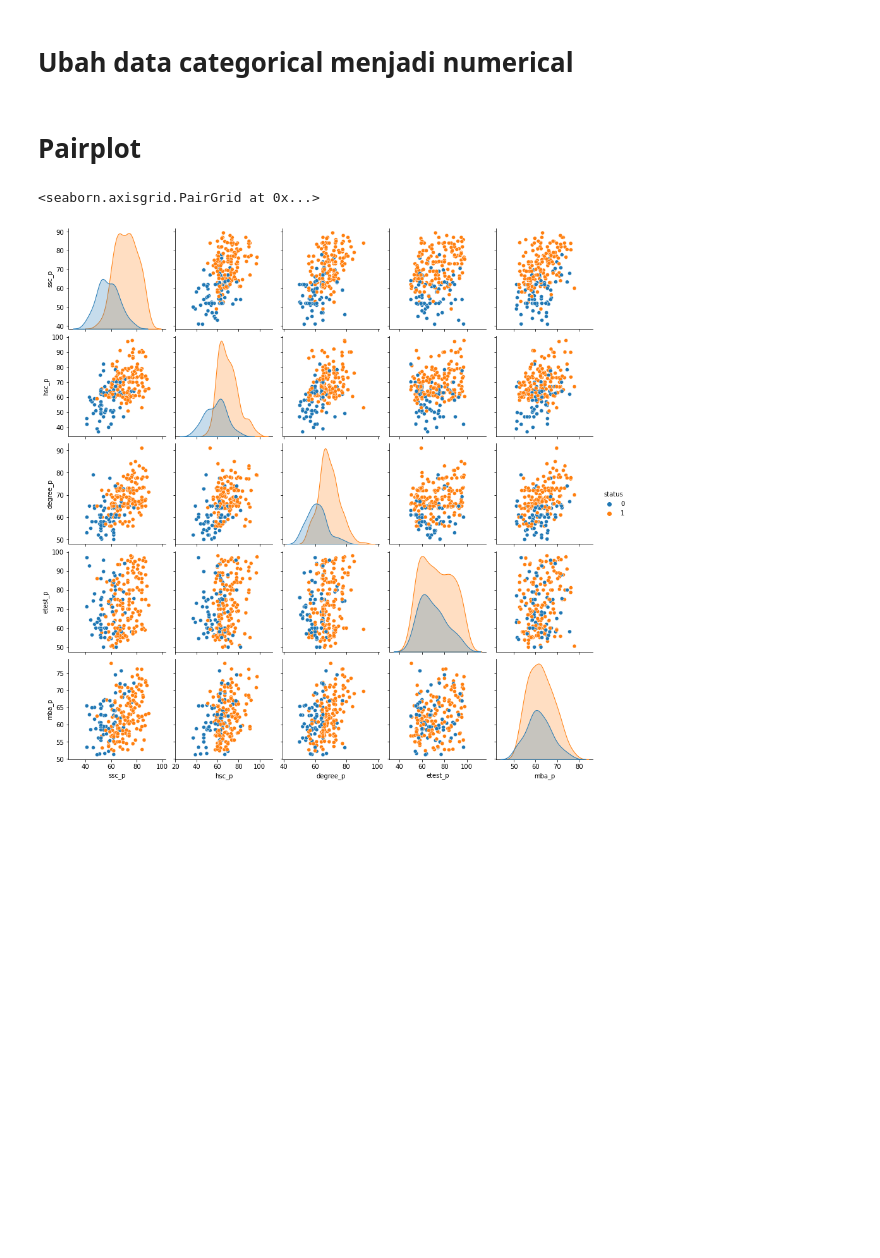
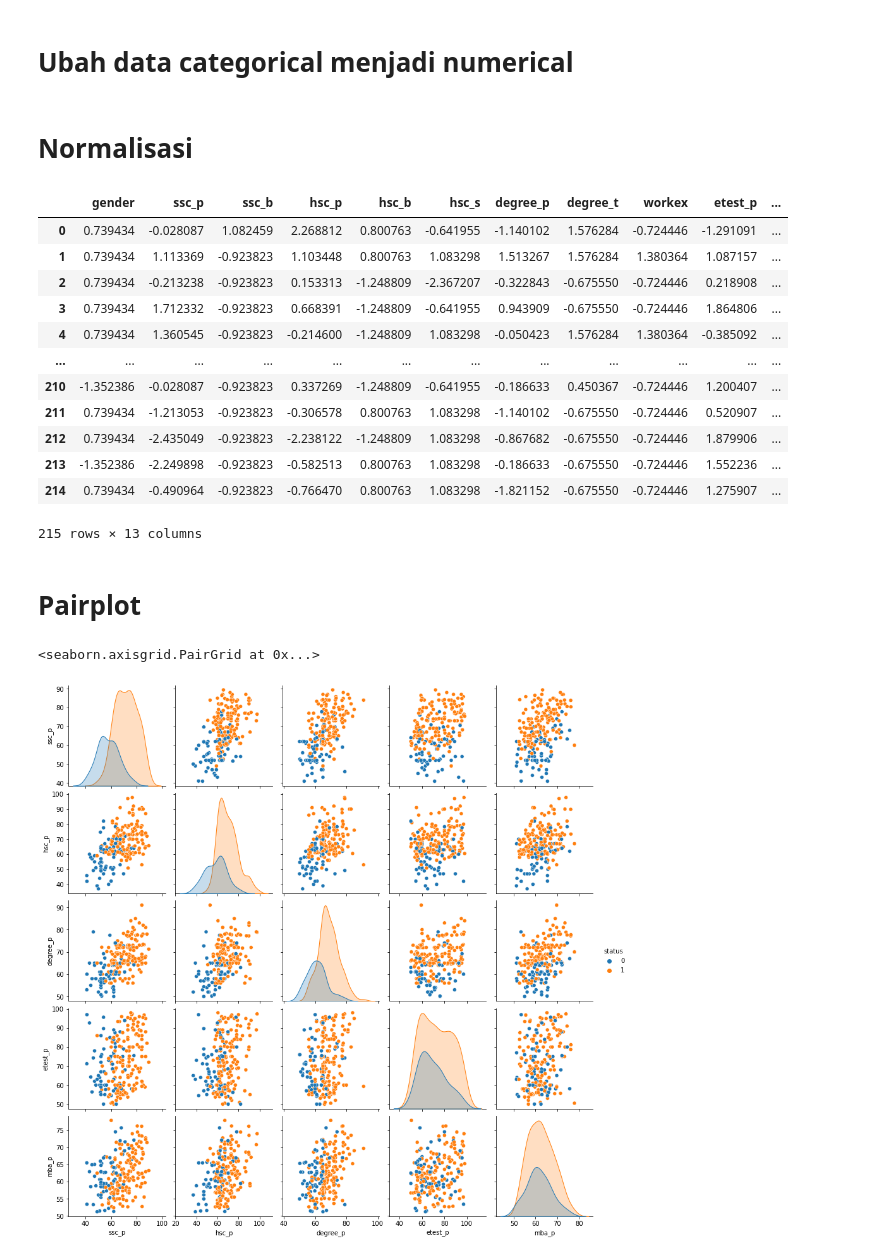
Before and after one commit to joelrizkyw/ProjekDataMining, a Jupyter notebook: joel.ipynb, the cells around one changed output. Drawn from its saved outputs; the diff is of its cells as text; code cells hidden in the pictures; blank space fills up the shorter version.

Commit message:
update normalisasi kelar

```diff
--- a/joel.ipynb
+++ b/joel.ipynb
@@ -192,6 +193,30 @@ for column_name in list_column_categorical:
 
     df_status_combined[column_name] = df_status_combined[column_name].astype("category")
     df_status_combined[column_name] = df_status_combined[column_name].cat.codes
+# %% [markdown]
+# Normalisasi
+# %%
+std_scaler = StandardScaler()
+
+scaled_data = std_scaler.fit_transform(df_status_combined)
+
+df_combined_scaled = pd.DataFrame(scaled_data, columns = df_status_combined.columns)
+
+df_combined_scaled
+# %% [output]
+|  | gender | ssc_p | ssc_b | hsc_p | hsc_b | hsc_s | degree_p | degree_t | workex | etest_p | ... |
+| 0 | 0.739434 | -0.028087 | 1.082459 | 2.268812 | 0.800763 | -0.641955 | -1.140102 | 1.576284 | -0.724446 | -1.291091 | ... |
+| 1 | 0.739434 | 1.113369 | -0.923823 | 1.103448 | 0.800763 | 1.083298 | 1.513267 | 1.576284 | 1.380364 | 1.087157 | ... |
+| 2 | 0.739434 | -0.213238 | -0.923823 | 0.153313 | -1.248809 | -2.367207 | -0.322843 | -0.675550 | -0.724446 | 0.218908 | ... |
+| 3 | 0.739434 | 1.712332 | -0.923823 | 0.668391 | -1.248809 | -0.641955 | 0.943909 | -0.675550 | -0.724446 | 1.864806 | ... |
+| 4 | 0.739434 | 1.360545 | -0.923823 | -0.214600 | -1.248809 | 1.083298 | -0.050423 | 1.576284 | 1.380364 | -0.385092 | ... |
+| ... | ... | ... | ... | ... | ... | ... | ... | ... | ... | ... | ... |
+| 210 | -1.352386 | -0.028087 | -0.923823 | 0.337269 | -1.248809 | -0.641955 | -0.186633 | 0.450367 | -0.724446 | 1.200407 | ... |
+| 211 | 0.739434 | -1.213053 | -0.923823 | -0.306578 | 0.800763 | 1.083298 | -1.140102 | -0.675550 | -0.724446 | 0.520907 | ... |
+| 212 | 0.739434 | -2.435049 | -0.923823 | -2.238122 | -1.248809 | 1.083298 | -0.867682 | -0.675550 | -0.724446 | 1.879906 | ... |
+| 213 | -1.352386 | -2.249898 | -0.923823 | -0.582513 | 0.800763 | 1.083298 | -0.186633 | -0.675550 | -0.724446 | 1.552236 | ... |
+| 214 | 0.739434 | -0.490964 | -0.923823 | -0.766470 | 0.800763 | 1.083298 | -1.821152 | -0.675550 | -0.724446 | 1.275907 | ... |
+215 rows × 13 columns
 # %% [markdown]
 # Pairplot
 # %%
```
Also changed, not shown: parts of 2 cells of this notebook.
